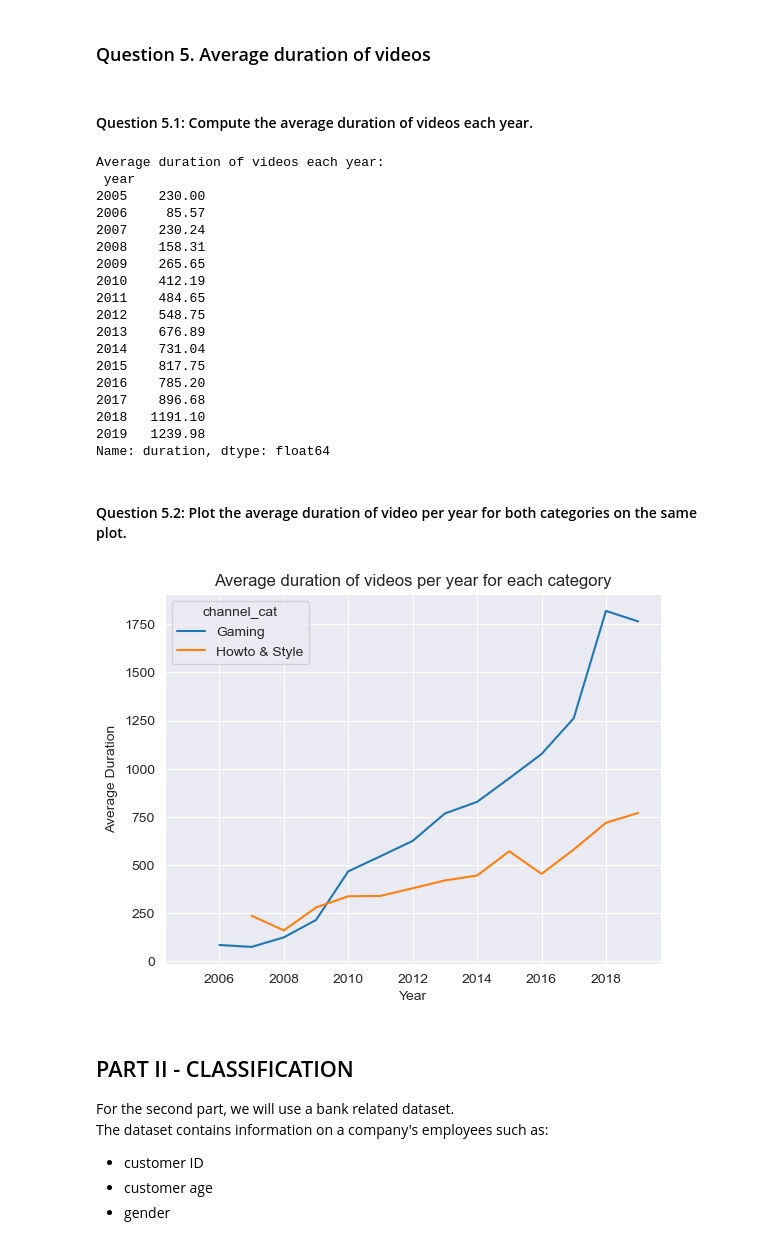
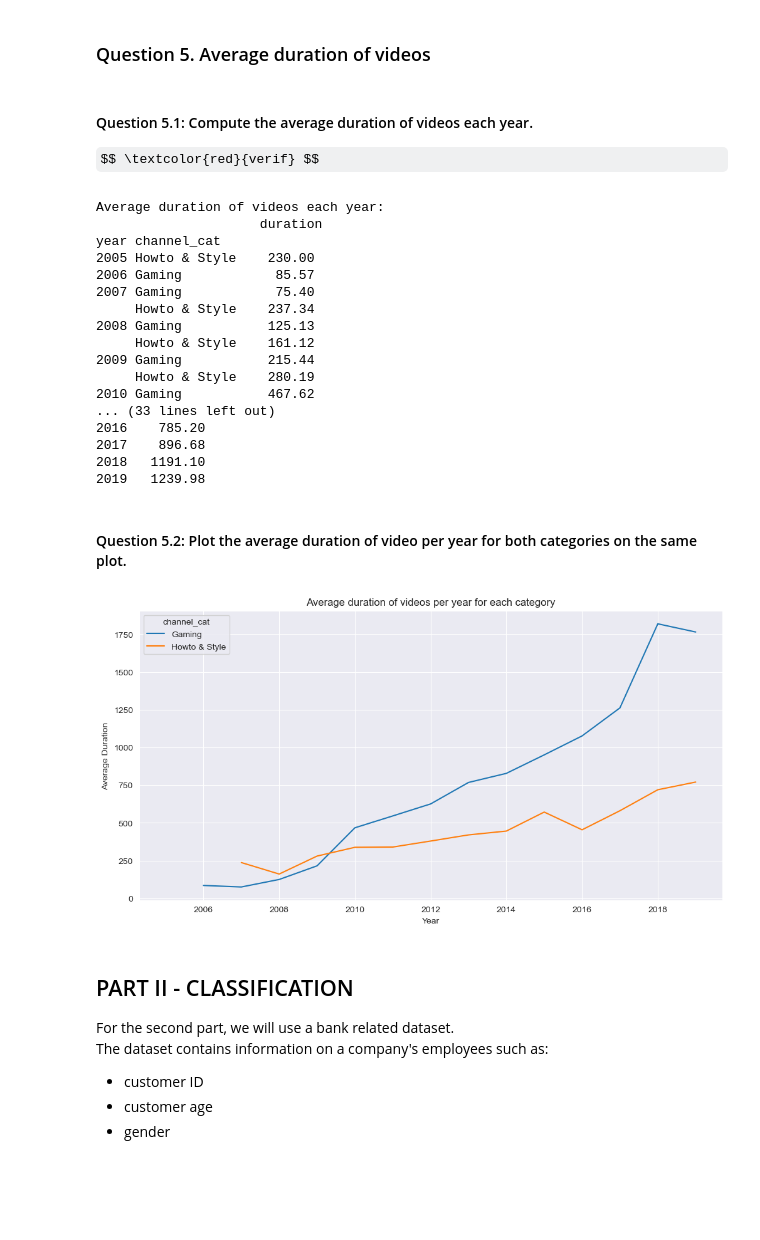
Before and after one commit to gmt01/bia, a Jupyter notebook: BIA_assignment_2023.ipynb, the cells around one changed output. Cells and saved outputs as stored; diff of their text form; code cells hidden in the pictures; some formulas as TeX source; blank space fills up the shorter version.

```diff
--- a/BIA_assignment_2023.ipynb
+++ b/BIA_assignment_2023.ipynb
@@ -212,19 +200,3 @@ Howto & Style 1538505.55  86493243255.00
 # YOUR CODE HERE
 df['month'] = df['upload_date'].dt.month
 df['year'] = df['upload_date'].dt.year
-# %%
-# Add columns for year and month                                                            #### Non-conforme car la colonne month contient plusieurs fois un même mois !
-# YOUR CODE HERE
-df['month'] = df['upload_date'].dt.month
-df['year'] = df['upload_date'].dt.year
-
-grouped_data = df.groupby(['year', 'month', 'channel_cat'])['view_count'].mean().reset_index()
-
-# Create the lineplot using seaborn
-plt.figure(figsize=(12, 6))
-sns.lineplot(data=grouped_data, x='month', y='view_count', hue='channel_cat', marker='o')
-plt.title('Monthly Views per Channel Category')
-plt.xlabel('Month')
-plt.ylabel('View Count')
-plt.legend(title='Channel Category')
-plt.show()
@@ -279,5 +264,4 @@ Howto & Style    0.53           1.00
 #### Question 4.1: Add a colum to the dataframe that contains the number of tags related to this video
 # %%
 # YOUR CODE HERE
-df['number_of_tags'] = df['tags'].str.count(',') + 1 # x,x,x <- 2 commas + 1 = 3 letters
-df.columns
+df['number_of_tags'] = df['tags'].apply(lambda x: 0 if x == '[]' else len(x.strip('[]').split(',')))
@@ -311,43 +289,46 @@ Correlation between title length and average rating:  -0.060100989018033346
 ### Question 5. Average duration of videos
 # %% [markdown]
 #### Question 5.1: Compute the average duration of videos each year.
+
+$$ \textcolor{red}{verif} $$
 # %%
 # Compute the average duration of videos each year.
-average_duration_per_year = df.groupby('year')['duration'].mean()
+average_duration_year = df.groupby(['year', 'channel_cat']).agg({'duration': 'mean'})
+print("Average duration of videos each year:\n", average_duration_year)
 
-print("Average duration of videos each year:\n", average_duration_per_year)
+a = df.groupby('year').agg({'duration': 'mean'})
+print("Average duration of videos each year:\n", a)
 # %% [output]
 Average duration of videos each year:
- year
-2005    230.00
-2006     85.57
-2007    230.24
-2008    158.31
-2009    265.65
-2010    412.19
-2011    484.65
-2012    548.75
-2013    676.89
-2014    731.04
-2015    817.75
+                     duration
+year channel_cat
+2005 Howto & Style    230.00
+2006 Gaming            85.57
+2007 Gaming            75.40
+     Howto & Style    237.34
+2008 Gaming           125.13
+     Howto & Style    161.12
+2009 Gaming           215.44
+     Howto & Style    280.19
+2010 Gaming           467.62
+... (33 lines left out)
 2016    785.20
 2017    896.68
 2018   1191.10
 2019   1239.98
-Name: duration, dtype: float64
 # %% [markdown]
 #### Question 5.2: Plot the average duration of video per year for both categories on the same plot.
 # %%
 # YOUR CODE HERE
 average_duration_per_year_category = df.groupby(['year', 'channel_cat'])['duration'].mean().unstack()
 
-average_duration_per_year_category.plot(kind='line')
+average_duration_per_year_category.plot(kind='line', figsize=(12,6))
 plt.title('Average duration of videos per year for each category')
 plt.xlabel('Year')
 plt.ylabel('Average Duration')
 plt.show()
 # %% [output]
-[figure, old version]
+[figure, new version]
 # %% [markdown]
 ## PART II - CLASSIFICATION
 For the second part, we will use a bank related dataset.
```
Also changed, not shown: parts of 21 cells of this notebook.
